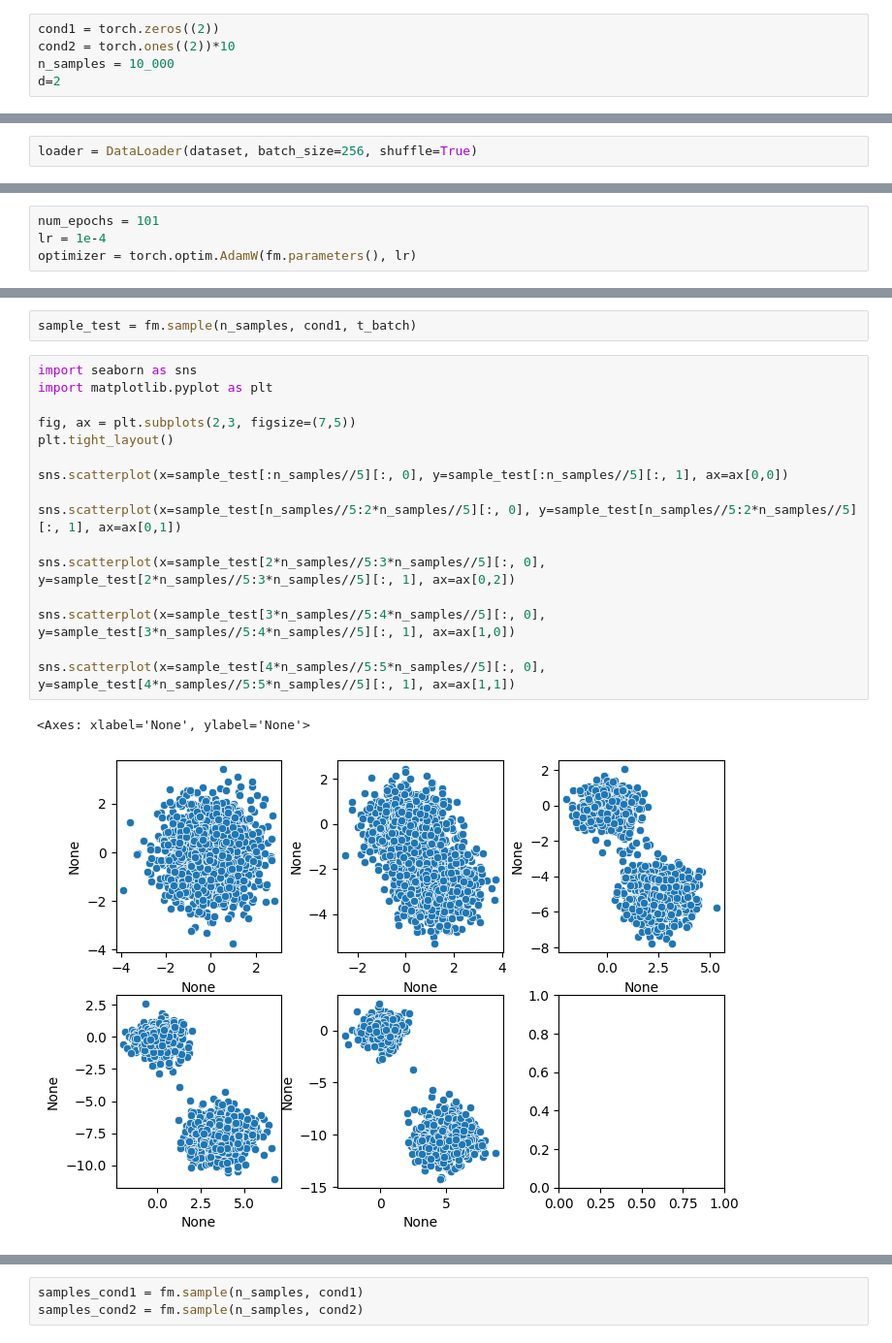
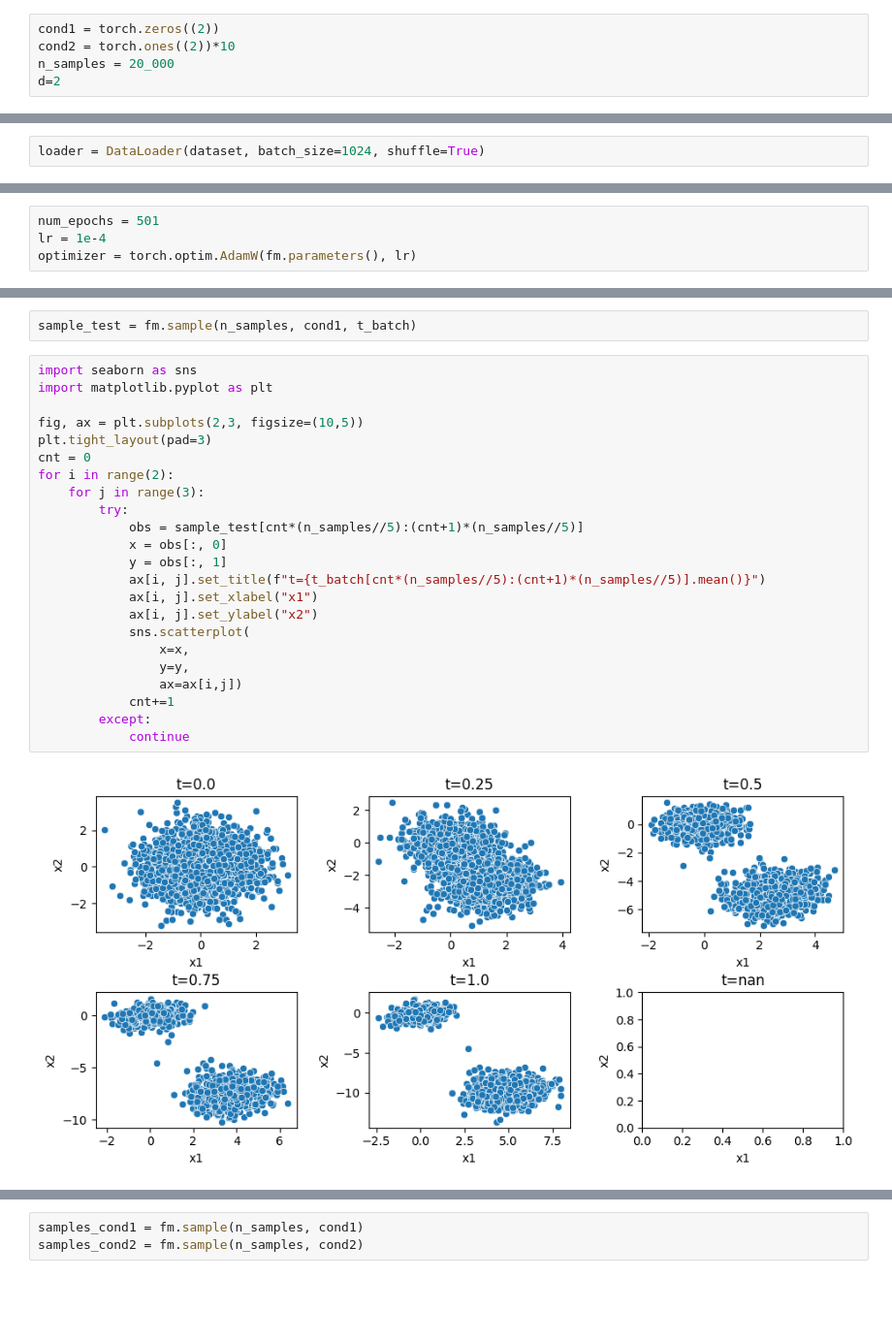
Before and after one commit to GerasimovSergey2001/TDFlow, a Jupyter notebook: conditional_flow_matching.ipynb, the cells around one changed output, grey strips where cells are left out. Shown at 97% size. Cells and saved outputs as stored; diff of their text form; blank space fills up the shorter version.

```diff
--- a/conditional_flow_matching.ipynb
+++ b/conditional_flow_matching.ipynb
@@ -39,7 +39,7 @@ def mixture_samples(n_samples, d, weights, means, covs):
 # %%
 cond1 = torch.zeros((2))
 cond2 = torch.ones((2))*10
-n_samples = 10_000
+n_samples = 20_000
 d=2
 # %%
 data = torch.cat(
@@ -60,14 +60,14 @@ class ConditionalMixtureDataset(Dataset):
 # %%
 dataset = ConditionalMixtureDataset(data, cond)
 # %%
-loader = DataLoader(dataset, batch_size=256, shuffle=True)
+loader = DataLoader(dataset, batch_size=1024, shuffle=True)
 # %%
 device = torch.device('mps')
 # %%
 unet = TDFlowUnet(state_dim=2, cond_dim=1)
 fm = ConditionalFlowMatching(model=unet, obs_dim=(d,)).to(device)
 # %%
-num_epochs = 101
+num_epochs = 501
 lr = 1e-4
 optimizer = torch.optim.AdamW(fm.parameters(), lr)
 # %%
@@ -110,19 +114,25 @@ sample_test = fm.sample(n_samples, cond1, t_batch)
 # %%
 import seaborn as sns
 import matplotlib.pyplot as plt
 
-fig, ax = plt.subplots(2,3, figsize=(7,5))
-plt.tight_layout()
-
-sns.scatterplot(x=sample_test[:n_samples//5][:, 0], y=sample_test[:n_samples//5][:, 1], ax=ax[0,0])
-
-sns.scatterplot(x=sample_test[n_samples//5:2*n_samples//5][:, 0], y=sample_test[n_samples//5:2*n_samples//5][:, 1], ax=ax[0,1])
-
-sns.scatterplot(x=sample_test[2*n_samples//5:3*n_samples//5][:, 0], y=sample_test[2*n_samples//5:3*n_samples//5][:, 1], ax=ax[0,2])
-
-sns.scatterplot(x=sample_test[3*n_samples//5:4*n_samples//5][:, 0], y=sample_test[3*n_samples//5:4*n_samples//5][:, 1], ax=ax[1,0])
-
-sns.scatterplot(x=sample_test[4*n_samples//5:5*n_samples//5][:, 0], y=sample_test[4*n_samples//5:5*n_samples//5][:, 1], ax=ax[1,1])
+fig, ax = plt.subplots(2,3, figsize=(10,5))
+plt.tight_layout(pad=3)
+cnt = 0
+for i in range(2):
+    for j in range(3):
+        try:
+            obs = sample_test[cnt*(n_samples//5):(cnt+1)*(n_samples//5)]
+            x = obs[:, 0]
+            y = obs[:, 1]
+            ax[i, j].set_title(f"t={t_batch[cnt*(n_samples//5):(cnt+1)*(n_samples//5)].mean()}")
+            ax[i, j].set_xlabel("x1")
+            ax[i, j].set_ylabel("x2")
+            sns.scatterplot(
+                x=x,
+                y=y,
+                ax=ax[i,j])
+            cnt+=1
+        except:
+            continue
 # %% [output]
-<Axes: xlabel='None', ylabel='None'>
-[figure, old version]
+[figure, new version]
```
Also changed, not shown: parts of 7 cells of this notebook, 44 other files.
